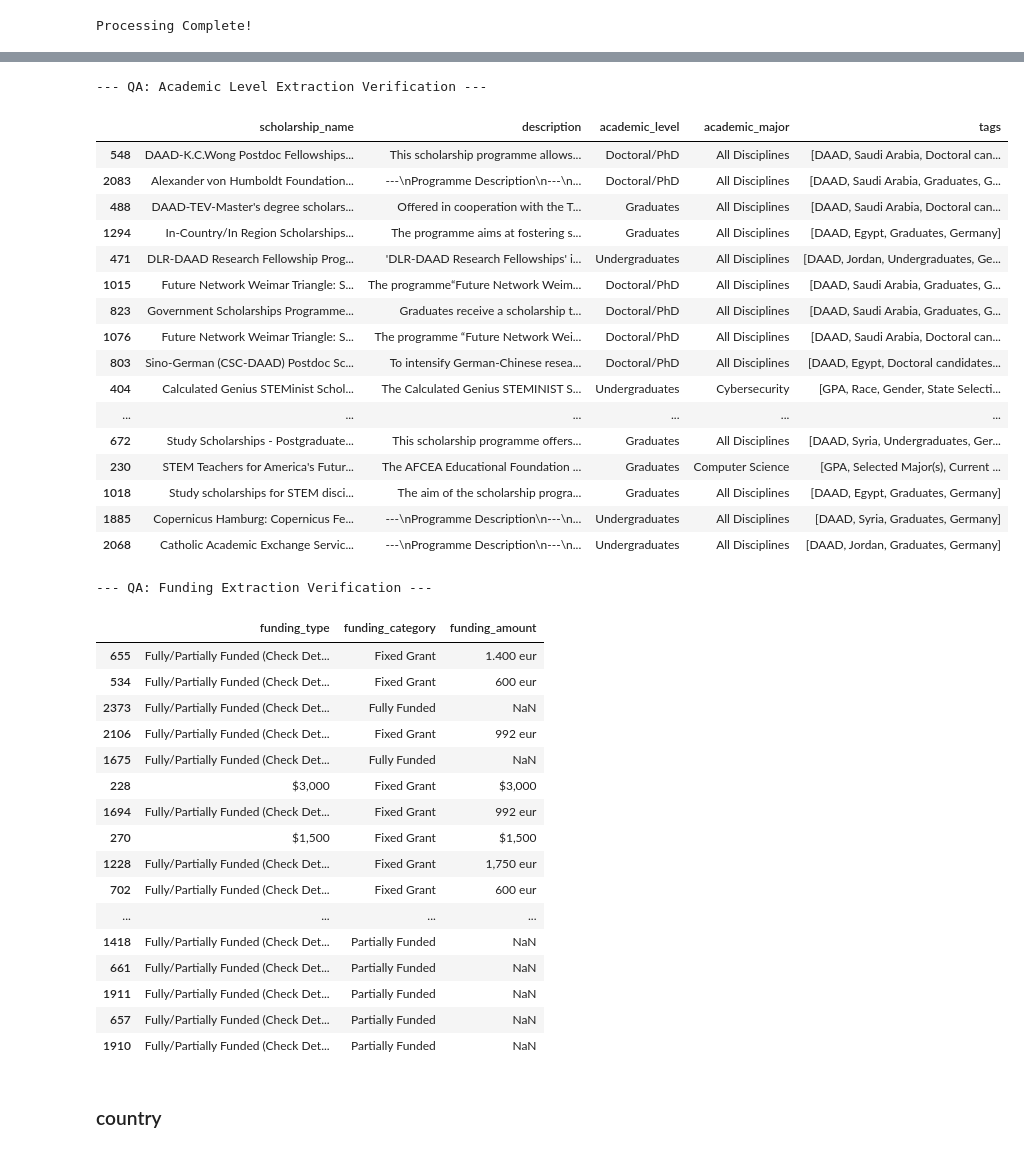
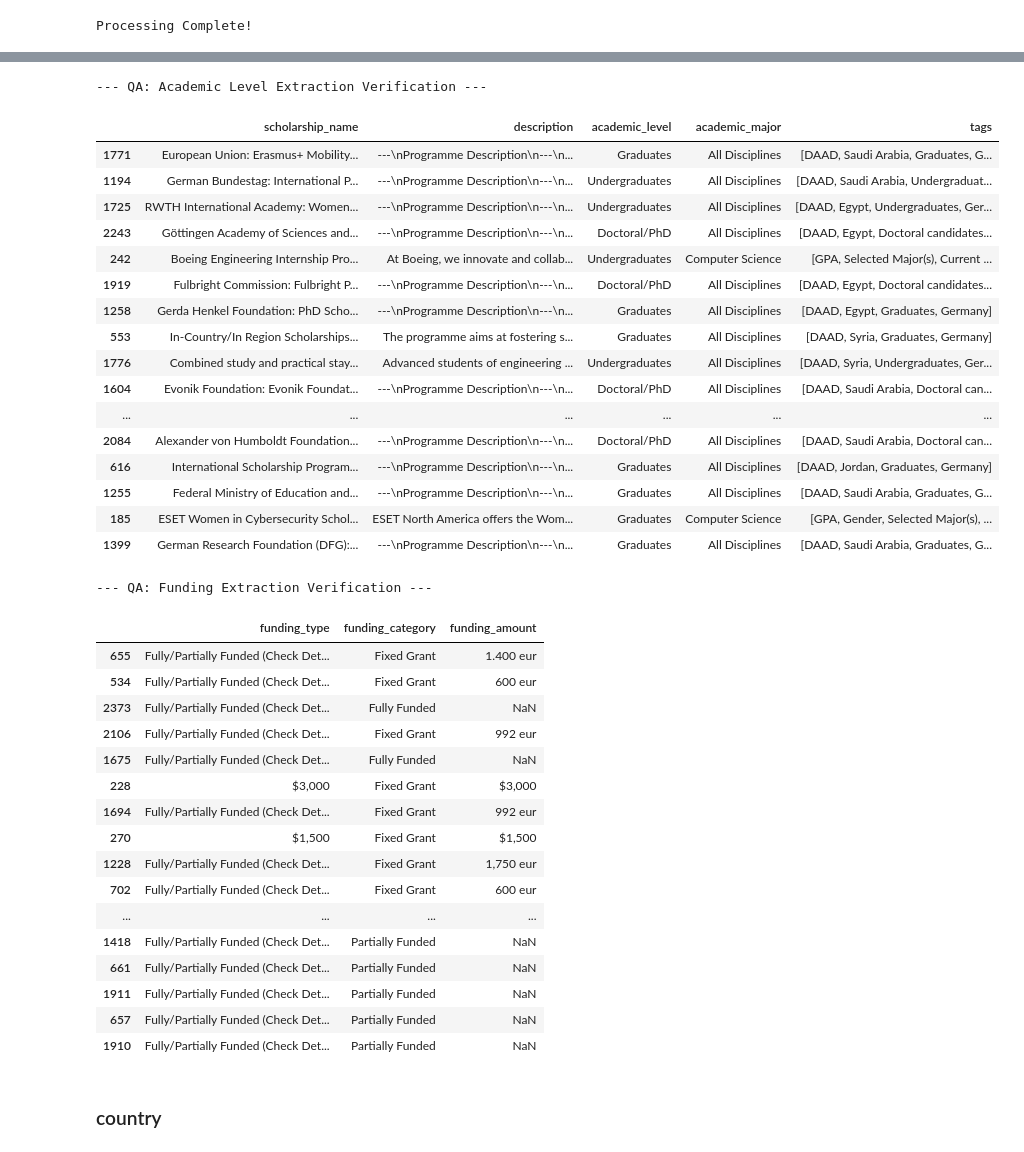
Before and after one commit to shaza-hussein/AI_Scholarship, a Jupyter notebook: notebooks/data_validation.ipynb, the cells around one changed output, grey strips where cells are left out. Cells and saved outputs as stored; diff of their text form; code cells hidden in the pictures.

Commit message:
edit degree_level processing to use tags column

```diff
--- a/notebooks/data_validation.ipynb
+++ b/notebooks/data_validation.ipynb
@@ -157,42 +159,42 @@ display(dist_funding_df)
 # %%
 print("--- QA: Academic Level Extraction Verification ---")
 
 valid_levels = df_raw[df_raw['academic_level'] != 'Unspecified'].copy()
 
 
-sample_levels = valid_levels.sample(frac=1, random_state=42).groupby('academic_level').head(10)
+sample_levels = valid_levels.sample(frac=1, random_state=42).groupby('academic_level').head(20)
 
 
 display(sample_levels[['scholarship_name', 'description', 'academic_level', 'academic_major','tags']])
 
 print("\n--- QA: Funding Extraction Verification ---")
 
 valid_funding = df_raw[df_raw['funding_category'] != 'Variable / Unspecified'].copy()
 
 
 sample_funding = valid_funding.sample(frac=1, random_state=42).groupby('funding_category').head(10)
 
 
 display(sample_funding[['funding_type', 'funding_category', 'funding_amount']])
 # %% [output]
 --- QA: Academic Level Extraction Verification ---
 |  | scholarship_name | description | academic_level | academic_major | tags |
-| 548 | DAAD-K.C.Wong Postdoc Fellowships... | This scholarship programme allows... | Doctoral/PhD | All Disciplines | [DAAD, Saudi Arabia, Doctoral can... |
-| 2083 | Alexander von Humboldt Foundation... | ---\nProgramme Description\n---\n... | Doctoral/PhD | All Disciplines | [DAAD, Saudi Arabia, Graduates, G... |
-| 488 | DAAD-TEV-Master's degree scholars... | Offered in cooperation with the T... | Graduates | All Disciplines | [DAAD, Saudi Arabia, Doctoral can... |
-| 1294 | In-Country/In Region Scholarships... | The programme aims at fostering s... | Graduates | All Disciplines | [DAAD, Egypt, Graduates, Germany] |
-| 471 | DLR-DAAD Research Fellowship Prog... | 'DLR-DAAD Research Fellowships' i... | Undergraduates | All Disciplines | [DAAD, Jordan, Undergraduates, Ge... |
-| 1015 | Future Network Weimar Triangle: S... | The programme“Future Network Weim... | Doctoral/PhD | All Disciplines | [DAAD, Saudi Arabia, Graduates, G... |
-| 823 | Government Scholarships Programme... | Graduates receive a scholarship t... | Doctoral/PhD | All Disciplines | [DAAD, Saudi Arabia, Graduates, G... |
-| 1076 | Future Network Weimar Triangle: S... | The programme “Future Network Wei... | Doctoral/PhD | All Disciplines | [DAAD, Saudi Arabia, Doctoral can... |
-| 803 | Sino-German (CSC-DAAD) Postdoc Sc... | To intensify German-Chinese resea... | Doctoral/PhD | All Disciplines | [DAAD, Egypt, Doctoral candidates... |
-| 404 | Calculated Genius STEMinist Schol... | The Calculated Genius STEMINIST S... | Undergraduates | Cybersecurity | [GPA, Race, Gender, State Selecti... |
+| 1771 | European Union: Erasmus+ Mobility... | ---\nProgramme Description\n---\n... | Graduates | All Disciplines | [DAAD, Saudi Arabia, Graduates, G... |
+| 1194 | German Bundestag: International P... | ---\nProgramme Description\n---\n... | Undergraduates | All Disciplines | [DAAD, Saudi Arabia, Undergraduat... |
+| 1725 | RWTH International Academy: Women... | ---\nProgramme Description\n---\n... | Undergraduates | All Disciplines | [DAAD, Egypt, Undergraduates, Ger... |
+| 2243 | Göttingen Academy of Sciences and... | ---\nProgramme Description\n---\n... | Doctoral/PhD | All Disciplines | [DAAD, Egypt, Doctoral candidates... |
+| 242 | Boeing Engineering Internship Pro... | At Boeing, we innovate and collab... | Undergraduates | Computer Science | [GPA, Selected Major(s), Current ... |
+| 1919 | Fulbright Commission: Fulbright P... | ---\nProgramme Description\n---\n... | Doctoral/PhD | All Disciplines | [DAAD, Egypt, Doctoral candidates... |
+| 1258 | Gerda Henkel Foundation: PhD Scho... | ---\nProgramme Description\n---\n... | Graduates | All Disciplines | [DAAD, Egypt, Graduates, Germany] |
+| 553 | In-Country/In Region Scholarships... | The programme aims at fostering s... | Graduates | All Disciplines | [DAAD, Syria, Graduates, Germany] |
+| 1776 | Combined study and practical stay... | Advanced students of engineering ... | Undergraduates | All Disciplines | [DAAD, Syria, Undergraduates, Ger... |
+| 1604 | Evonik Foundation: Evonik Foundat... | ---\nProgramme Description\n---\n... | Doctoral/PhD | All Disciplines | [DAAD, Saudi Arabia, Doctoral can... |
 | ... | ... | ... | ... | ... | ... |
-| 672 | Study Scholarships - Postgraduate... | This scholarship programme offers... | Graduates | All Disciplines | [DAAD, Syria, Undergraduates, Ger... |
-| 230 | STEM Teachers for America's Futur... | The AFCEA Educational Foundation ... | Graduates | Computer Science | [GPA, Selected Major(s), Current ... |
-| 1018 | Study scholarships for STEM disci... | The aim of the scholarship progra... | Graduates | All Disciplines | [DAAD, Egypt, Graduates, Germany] |
-| 1885 | Copernicus Hamburg: Copernicus Fe... | ---\nProgramme Description\n---\n... | Undergraduates | All Disciplines | [DAAD, Syria, Graduates, Germany] |
-| 2068 | Catholic Academic Exchange Servic... | ---\nProgramme Description\n---\n... | Undergraduates | All Disciplines | [DAAD, Jordan, Graduates, Germany] |
+| 2084 | Alexander von Humboldt Foundation... | ---\nProgramme Description\n---\n... | Doctoral/PhD | All Disciplines | [DAAD, Saudi Arabia, Doctoral can... |
+| 616 | International Scholarship Program... | ---\nProgramme Description\n---\n... | Graduates | All Disciplines | [DAAD, Jordan, Graduates, Germany] |
+| 1255 | Federal Ministry of Education and... | ---\nProgramme Description\n---\n... | Graduates | All Disciplines | [DAAD, Saudi Arabia, Graduates, G... |
+| 185 | ESET Women in Cybersecurity Schol... | ESET North America offers the Wom... | Graduates | Computer Science | [GPA, Gender, Selected Major(s), ... |
+| 1399 | German Research Foundation (DFG):... | ---\nProgramme Description\n---\n... | Graduates | All Disciplines | [DAAD, Saudi Arabia, Graduates, G... |
 --- QA: Funding Extraction Verification ---
 |  | funding_type | funding_category | funding_amount |
 | 655 | Fully/Partially Funded (Check Det... | Fixed Grant | 1.400 eur |
```
Also changed, not shown: parts of 6 cells of this notebook, 1 other file.
